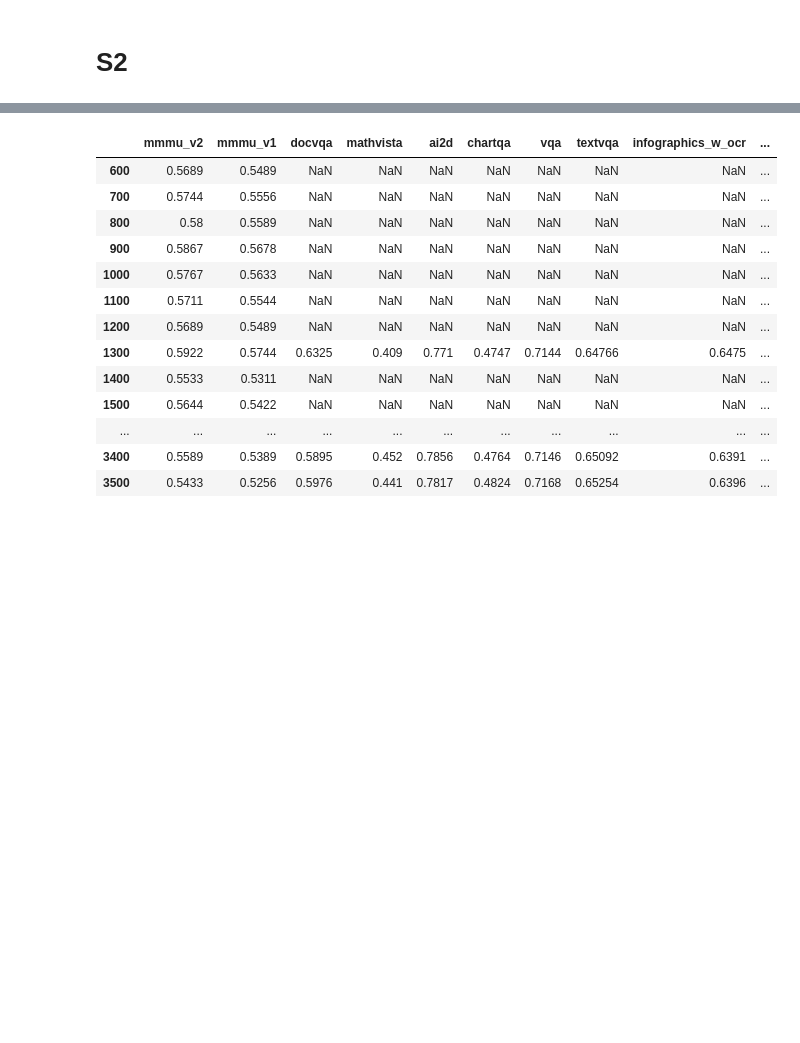
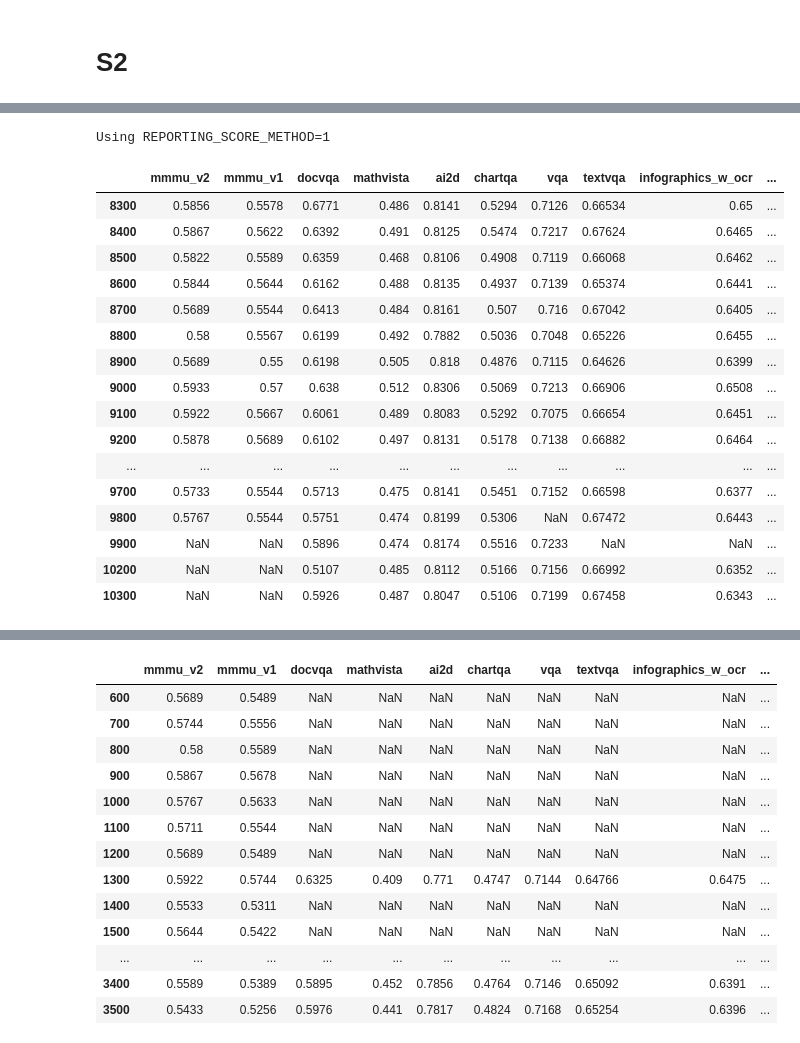
Before and after one commit to harrytranx/experiments, a Jupyter notebook: eval_mm10.ipynb, the cells around one changed output, grey strips where cells are left out. Cells and saved outputs as stored; diff of their text form; code cells hidden in the pictures; blank space fills up the shorter version.

```diff
--- a/eval_mm10.ipynb
+++ b/eval_mm10.ipynb
@@ -99,0 +129,23 @@ eval jobs saved to: /fsx_0/checkpoints/mm10/MM10-Stage2-70B/MH21_70B_336px_exp32
+# %%
+ev_s2_unfreeze.get_scores(
+    "/fsx_0/checkpoints/mm10/MM10-Stage2-70B/MH21_70B_336px_exp30d_plus_unfreeze_lr1_n128"
+)
+# %% [output]
+Using REPORTING_SCORE_METHOD=1
+|  | mmmu_v2 | mmmu_v1 | docvqa | mathvista | ai2d | chartqa | vqa | textvqa | infographics_w_ocr | ... |
+| 8300 | 0.5856 | 0.5578 | 0.6771 | 0.486 | 0.8141 | 0.5294 | 0.7126 | 0.66534 | 0.65 | ... |
+| 8400 | 0.5867 | 0.5622 | 0.6392 | 0.491 | 0.8125 | 0.5474 | 0.7217 | 0.67624 | 0.6465 | ... |
+| 8500 | 0.5822 | 0.5589 | 0.6359 | 0.468 | 0.8106 | 0.4908 | 0.7119 | 0.66068 | 0.6462 | ... |
+| 8600 | 0.5844 | 0.5644 | 0.6162 | 0.488 | 0.8135 | 0.4937 | 0.7139 | 0.65374 | 0.6441 | ... |
+| 8700 | 0.5689 | 0.5544 | 0.6413 | 0.484 | 0.8161 | 0.507 | 0.716 | 0.67042 | 0.6405 | ... |
+| 8800 | 0.58 | 0.5567 | 0.6199 | 0.492 | 0.7882 | 0.5036 | 0.7048 | 0.65226 | 0.6455 | ... |
+| 8900 | 0.5689 | 0.55 | 0.6198 | 0.505 | 0.818 | 0.4876 | 0.7115 | 0.64626 | 0.6399 | ... |
+| 9000 | 0.5933 | 0.57 | 0.638 | 0.512 | 0.8306 | 0.5069 | 0.7213 | 0.66906 | 0.6508 | ... |
+| 9100 | 0.5922 | 0.5667 | 0.6061 | 0.489 | 0.8083 | 0.5292 | 0.7075 | 0.66654 | 0.6451 | ... |
+| 9200 | 0.5878 | 0.5689 | 0.6102 | 0.497 | 0.8131 | 0.5178 | 0.7138 | 0.66882 | 0.6464 | ... |
+| ... | ... | ... | ... | ... | ... | ... | ... | ... | ... | ... |
+| 9700 | 0.5733 | 0.5544 | 0.5713 | 0.475 | 0.8141 | 0.5451 | 0.7152 | 0.66598 | 0.6377 | ... |
+| 9800 | 0.5767 | 0.5544 | 0.5751 | 0.474 | 0.8199 | 0.5306 | NaN | 0.67472 | 0.6443 | ... |
+| 9900 | NaN | NaN | 0.5896 | 0.474 | 0.8174 | 0.5516 | 0.7233 | NaN | NaN | ... |
+| 10200 | NaN | NaN | 0.5107 | 0.485 | 0.8112 | 0.5166 | 0.7156 | 0.66992 | 0.6352 | ... |
+| 10300 | NaN | NaN | 0.5926 | 0.487 | 0.8047 | 0.5106 | 0.7199 | 0.67458 | 0.6343 | ... |
```
Also changed, not shown: parts of 8 cells of this notebook, 7 other files.
